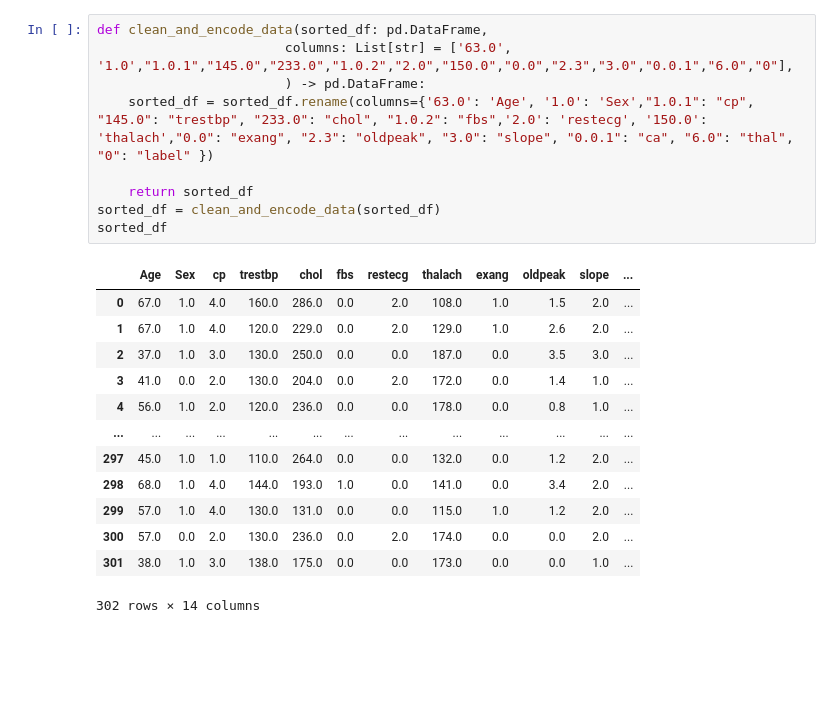
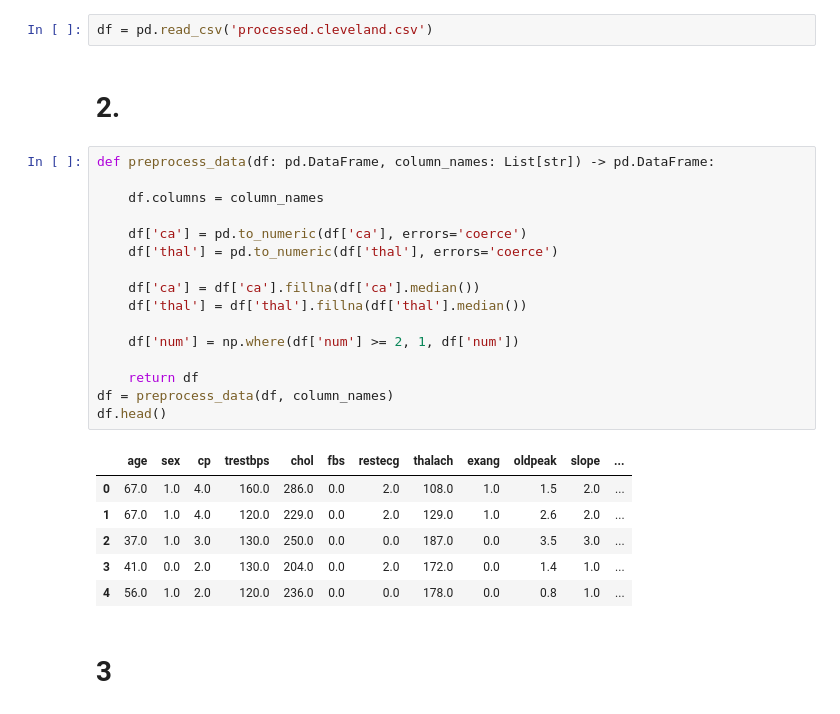
Before and after one commit to isakhel/iovanecs1070, a Jupyter notebook: Homework/Homework-11-5.ipynb, the cells around one changed output. Drawn from its saved outputs; the diff is of its cells as text; blank space fills up the shorter version.

```diff
--- a/Homework/Homework-11-5.ipynb
+++ b/Homework/Homework-11-5.ipynb
@@ -50,23 +27,29 @@ sorted_df.head(20)
-# %%
-def clean_and_encode_data(sorted_df: pd.DataFrame,
-                        columns: List[str] = ['63.0', '1.0',"1.0.1","145.0","233.0","1.0.2","2.0","150.0","0.0","2.3","3.0","0.0.1","6.0","0"],
-                        ) -> pd.DataFrame:
-    sorted_df = sorted_df.rename(columns={'63.0': 'Age', '1.0': 'Sex',"1.0.1": "cp", "145.0": "trestbp", "233.0": "chol", "1.0.2": "fbs",'2.0': 'restecg', '150.0': 'thalach',"0.0": "exang", "2.3": "oldpeak", "3.0": "slope", "0.0.1": "ca", "6.0": "thal", "0": "label" })
-
-    return sorted_df
-sorted_df = clean_and_encode_data(sorted_df)
-sorted_df
-# %% [output]
-|  | Age | Sex | cp | trestbp | chol | fbs | restecg | thalach | exang | oldpeak | slope | ... |
-| 0 | 67.0 | 1.0 | 4.0 | 160.0 | 286.0 | 0.0 | 2.0 | 108.0 | 1.0 | 1.5 | 2.0 | ... |
-| 1 | 67.0 | 1.0 | 4.0 | 120.0 | 229.0 | 0.0 | 2.0 | 129.0 | 1.0 | 2.6 | 2.0 | ... |
-| 2 | 37.0 | 1.0 | 3.0 | 130.0 | 250.0 | 0.0 | 0.0 | 187.0 | 0.0 | 3.5 | 3.0 | ... |
-| 3 | 41.0 | 0.0 | 2.0 | 130.0 | 204.0 | 0.0 | 2.0 | 172.0 | 0.0 | 1.4 | 1.0 | ... |
-| 4 | 56.0 | 1.0 | 2.0 | 120.0 | 236.0 | 0.0 | 0.0 | 178.0 | 0.0 | 0.8 | 1.0 | ... |
-| ... | ... | ... | ... | ... | ... | ... | ... | ... | ... | ... | ... | ... |
-| 297 | 45.0 | 1.0 | 1.0 | 110.0 | 264.0 | 0.0 | 0.0 | 132.0 | 0.0 | 1.2 | 2.0 | ... |
-| 298 | 68.0 | 1.0 | 4.0 | 144.0 | 193.0 | 1.0 | 0.0 | 141.0 | 0.0 | 3.4 | 2.0 | ... |
-| 299 | 57.0 | 1.0 | 4.0 | 130.0 | 131.0 | 0.0 | 0.0 | 115.0 | 1.0 | 1.2 | 2.0 | ... |
-| 300 | 57.0 | 0.0 | 2.0 | 130.0 | 236.0 | 0.0 | 2.0 | 174.0 | 0.0 | 0.0 | 2.0 | ... |
-| 301 | 38.0 | 1.0 | 3.0 | 138.0 | 175.0 | 0.0 | 0.0 | 173.0 | 0.0 | 0.0 | 1.0 | ... |
-302 rows × 14 columns
+# %%
+df = pd.read_csv('processed.cleveland.csv')
+# %% [markdown]
+# 2.
+# %%
+def preprocess_data(df: pd.DataFrame, column_names: List[str]) -> pd.DataFrame:
+
+    df.columns = column_names
+
+    df['ca'] = pd.to_numeric(df['ca'], errors='coerce')
+    df['thal'] = pd.to_numeric(df['thal'], errors='coerce')
+
+    df['ca'] = df['ca'].fillna(df['ca'].median())
+    df['thal'] = df['thal'].fillna(df['thal'].median())
+
+    df['num'] = np.where(df['num'] >= 2, 1, df['num'])
+
+    return df
+df = preprocess_data(df, column_names)
+df.head()
+# %% [output]
+|  | age | sex | cp | trestbps | chol | fbs | restecg | thalach | exang | oldpeak | slope | ... |
+| 0 | 67.0 | 1.0 | 4.0 | 160.0 | 286.0 | 0.0 | 2.0 | 108.0 | 1.0 | 1.5 | 2.0 | ... |
+| 1 | 67.0 | 1.0 | 4.0 | 120.0 | 229.0 | 0.0 | 2.0 | 129.0 | 1.0 | 2.6 | 2.0 | ... |
+| 2 | 37.0 | 1.0 | 3.0 | 130.0 | 250.0 | 0.0 | 0.0 | 187.0 | 0.0 | 3.5 | 3.0 | ... |
+| 3 | 41.0 | 0.0 | 2.0 | 130.0 | 204.0 | 0.0 | 2.0 | 172.0 | 0.0 | 1.4 | 1.0 | ... |
+| 4 | 56.0 | 1.0 | 2.0 | 120.0 | 236.0 | 0.0 | 0.0 | 178.0 | 0.0 | 0.8 | 1.0 | ... |
+# %% [markdown]
+# 3
```
Also changed, not shown: parts of 15 cells of this notebook, 1 other file.
